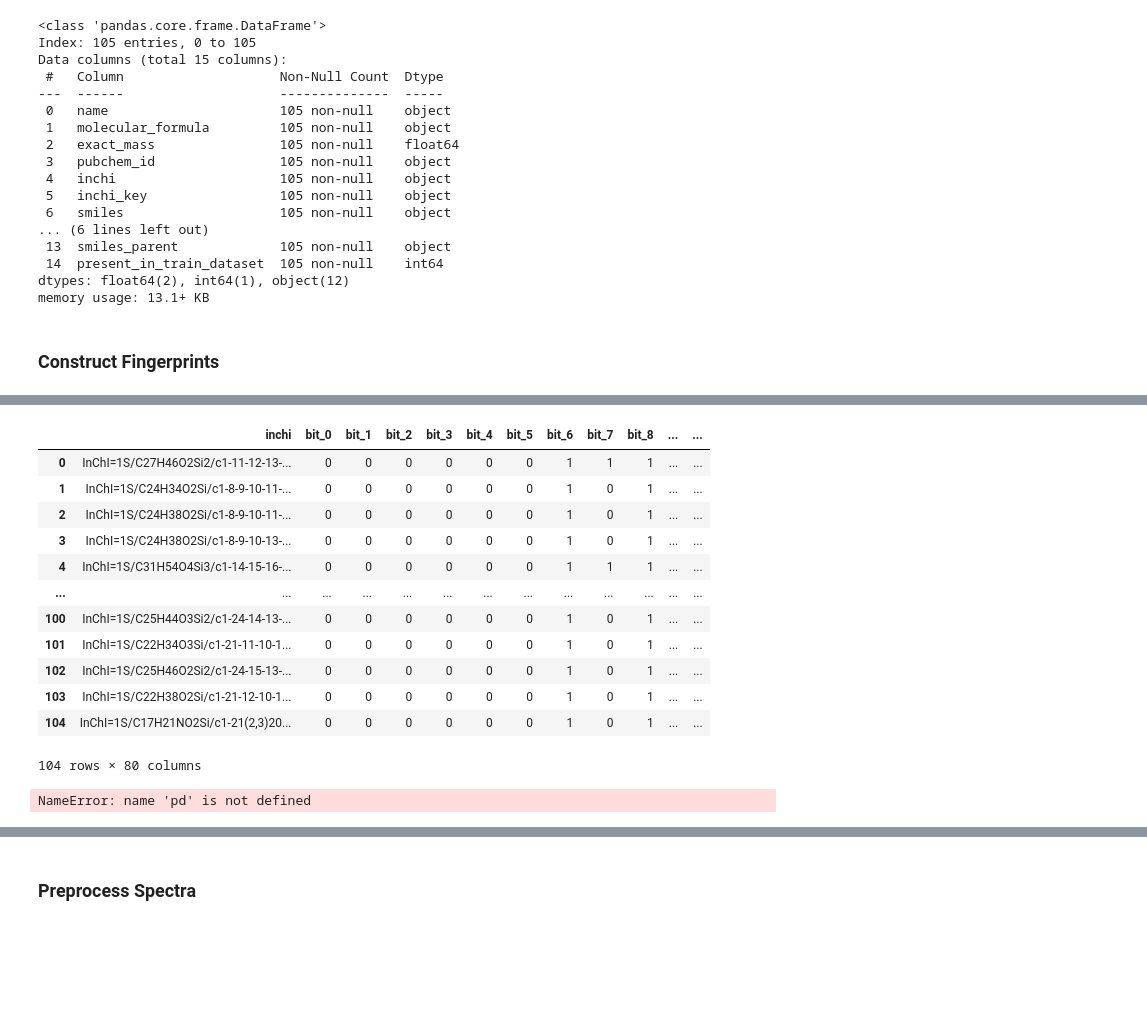
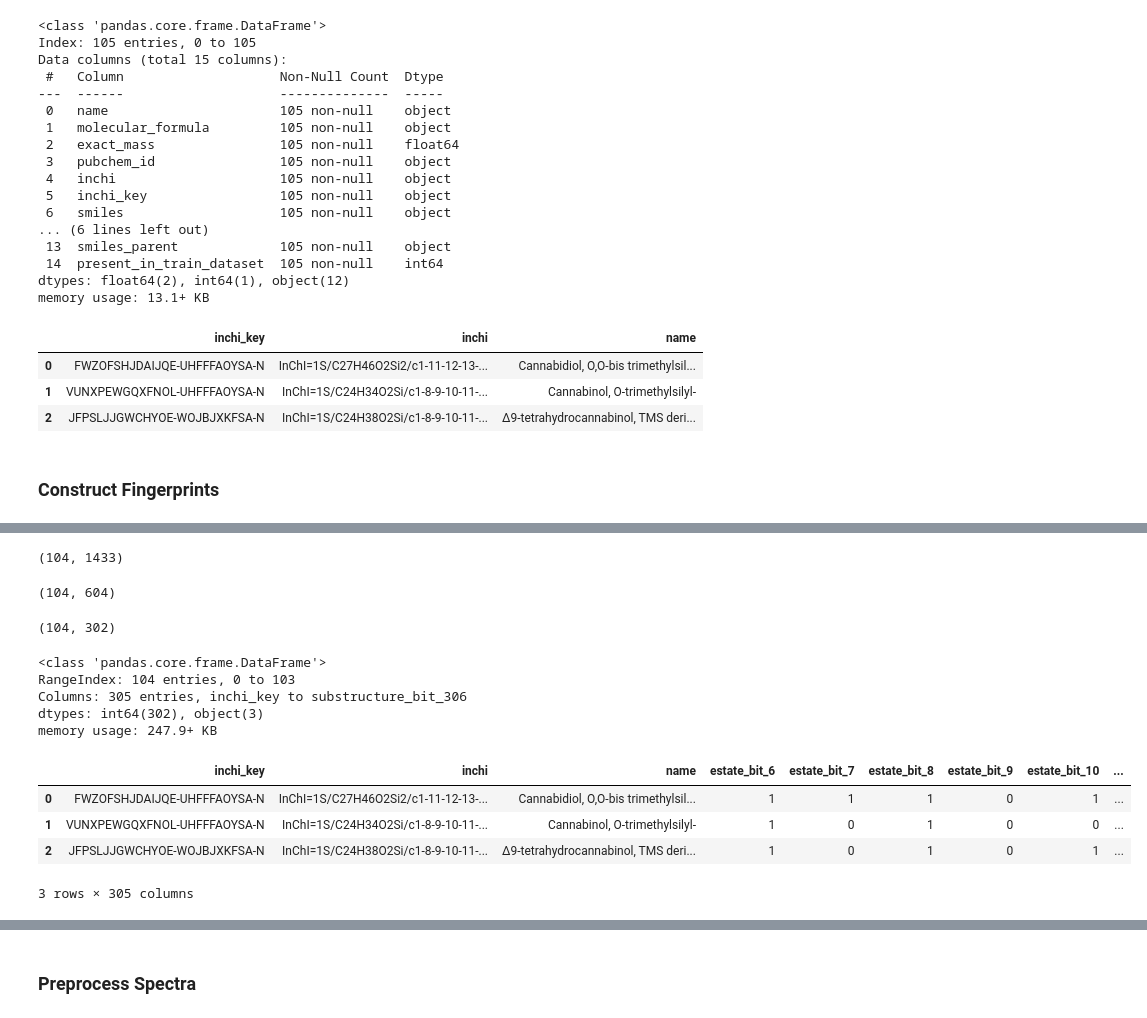
Before and after one commit to alpi314/mass_spectra, a Jupyter notebook: pipeline/s0_embed.ipynb, the cells around one changed output, grey strips where cells are left out. Saved outputs shown, nothing was run; the diff lists cells and outputs as text; code cells hidden in the pictures; blank space fills up the shorter version.

```diff
--- a/pipeline/s0_embed.ipynb
+++ b/pipeline/s0_embed.ipynb
@@ -116,3 +123,10 @@ memory usage: 13.1+ KB
+# %%
+metadata_df[DESCRIPTIVE_COLUMNS].head(3)
+# %% [output]
+|  | inchi_key | inchi | name |
+| 0 | FWZOFSHJDAIJQE-UHFFFAOYSA-N | InChI=1S/C27H46O2Si2/c1-11-12-13-... | Cannabidiol, O,O-bis trimethylsil... |
+| 1 | VUNXPEWGQXFNOL-UHFFFAOYSA-N | InChI=1S/C24H34O2Si/c1-8-9-10-11-... | Cannabinol, O-trimethylsilyl- |
+| 2 | JFPSLJJGWCHYOE-WOJBJXKFSA-N | InChI=1S/C24H38O2Si/c1-8-9-10-11-... | Δ9-tetrahydrocannabinol, TMS deri... |
 # %% [markdown]
 ### Construct Fingerprints
 # %%
@@ -143,21 +153,0 @@ merged = fingerprints[FINGERPRINTS[0]]
-# %%
-merged
-# %% [output]
-|  | inchi | bit_0 | bit_1 | bit_2 | bit_3 | bit_4 | bit_5 | bit_6 | bit_7 | bit_8 | ... | ... |
-| 0 | InChI=1S/C27H46O2Si2/c1-11-12-13-... | 0 | 0 | 0 | 0 | 0 | 0 | 1 | 1 | 1 | ... | ... |
-| 1 | InChI=1S/C24H34O2Si/c1-8-9-10-11-... | 0 | 0 | 0 | 0 | 0 | 0 | 1 | 0 | 1 | ... | ... |
-| 2 | InChI=1S/C24H38O2Si/c1-8-9-10-11-... | 0 | 0 | 0 | 0 | 0 | 0 | 1 | 0 | 1 | ... | ... |
-| 3 | InChI=1S/C24H38O2Si/c1-8-9-10-13-... | 0 | 0 | 0 | 0 | 0 | 0 | 1 | 0 | 1 | ... | ... |
-| 4 | InChI=1S/C31H54O4Si3/c1-14-15-16-... | 0 | 0 | 0 | 0 | 0 | 0 | 1 | 1 | 1 | ... | ... |
-| ... | ... | ... | ... | ... | ... | ... | ... | ... | ... | ... | ... | ... |
-| 100 | InChI=1S/C25H44O3Si2/c1-24-14-13-... | 0 | 0 | 0 | 0 | 0 | 0 | 1 | 0 | 1 | ... | ... |
-| 101 | InChI=1S/C22H34O3Si/c1-21-11-10-1... | 0 | 0 | 0 | 0 | 0 | 0 | 1 | 0 | 1 | ... | ... |
-| 102 | InChI=1S/C25H46O2Si2/c1-24-15-13-... | 0 | 0 | 0 | 0 | 0 | 0 | 1 | 0 | 1 | ... | ... |
-| 103 | InChI=1S/C22H38O2Si/c1-21-12-10-1... | 0 | 0 | 0 | 0 | 0 | 0 | 1 | 0 | 1 | ... | ... |
-| 104 | InChI=1S/C17H21NO2Si/c1-21(2,3)20... | 0 | 0 | 0 | 0 | 0 | 0 | 1 | 0 | 1 | ... | ... |
-104 rows × 80 columns
-# %%
-fingerprints_df = pd.concat([metadata_df[['name', 'inchi', 'inchi_key']], pd.DataFrame(fingerprints[FINGERPRINT])], axis=1)
-fingerprints_df.info()
-# %% [output]
-NameError: name 'pd' is not defined
@@ -164,3 +159,48 @@ NameError: name 'pd' is not defined
+# %%
+# combine all generated fingerprints with prefixed column names
+merged = None
+for fp, fp_df in fingerprints.items():
+    tmp = fp_df.copy()
+    tmp.columns = [f'{fp.lower().replace("fingerprinter", "")}_{c}' for c in tmp.columns]
+    if merged is None:
+        merged = tmp
+    else:
+        merged = merged.join(tmp, how='inner')
+merged.shape
+# %% [output]
+(104, 1433)
+# %%
+if REMOVE_CONSTANT_BITS:
+    merged = merged[merged.columns[merged.nunique() > 1]]
+merged.shape
+# %% [output]
+(104, 604)
+# %%
+if REMOVE_DUPLICATE_BITS:
+    merged = merged.T.drop_duplicates().T
+merged.shape
+# %% [output]
+(104, 302)
+# %%
+descriptive_data = metadata_df[DESCRIPTIVE_COLUMNS].set_index('inchi')
+fingerprints_df = descriptive_data.join(merged, how='inner').reset_index()
+other_columns = [c for c in fingerprints_df.columns if c not in DESCRIPTIVE_COLUMNS]
+fingerprints_df = fingerprints_df[DESCRIPTIVE_COLUMNS + other_columns]
+fingerprints_df.info()
+# %% [output]
+<class 'pandas.core.frame.DataFrame'>
+RangeIndex: 104 entries, 0 to 103
+Columns: 305 entries, inchi_key to substructure_bit_306
+dtypes: int64(302), object(3)
+memory usage: 247.9+ KB
+# %%
+fingerprints_df.head(3)
+# %% [output]
+|  | inchi_key | inchi | name | estate_bit_6 | estate_bit_7 | estate_bit_8 | estate_bit_9 | estate_bit_10 | ... |
+| 0 | FWZOFSHJDAIJQE-UHFFFAOYSA-N | InChI=1S/C27H46O2Si2/c1-11-12-13-... | Cannabidiol, O,O-bis trimethylsil... | 1 | 1 | 1 | 0 | 1 | ... |
+| 1 | VUNXPEWGQXFNOL-UHFFFAOYSA-N | InChI=1S/C24H34O2Si/c1-8-9-10-11-... | Cannabinol, O-trimethylsilyl- | 1 | 0 | 1 | 0 | 0 | ... |
+| 2 | JFPSLJJGWCHYOE-WOJBJXKFSA-N | InChI=1S/C24H38O2Si/c1-8-9-10-11-... | Δ9-tetrahydrocannabinol, TMS deri... | 1 | 0 | 1 | 0 | 1 | ... |
+3 rows × 305 columns
 # %%
 print(f"Dataframe shape is {fingerprints_df.shape}")
 fingerprints_df = fingerprints_df.dropna(axis=0, how='any')
```
Also changed, not shown: parts of 15 cells of this notebook, 3 other files.
